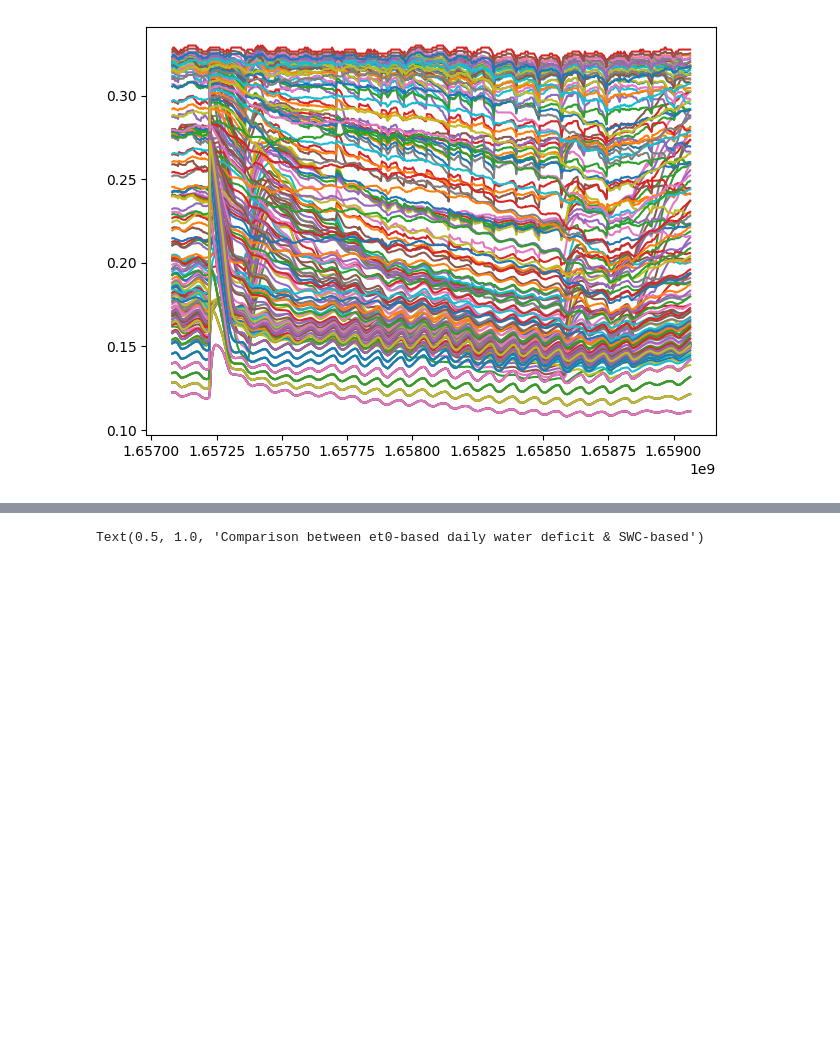
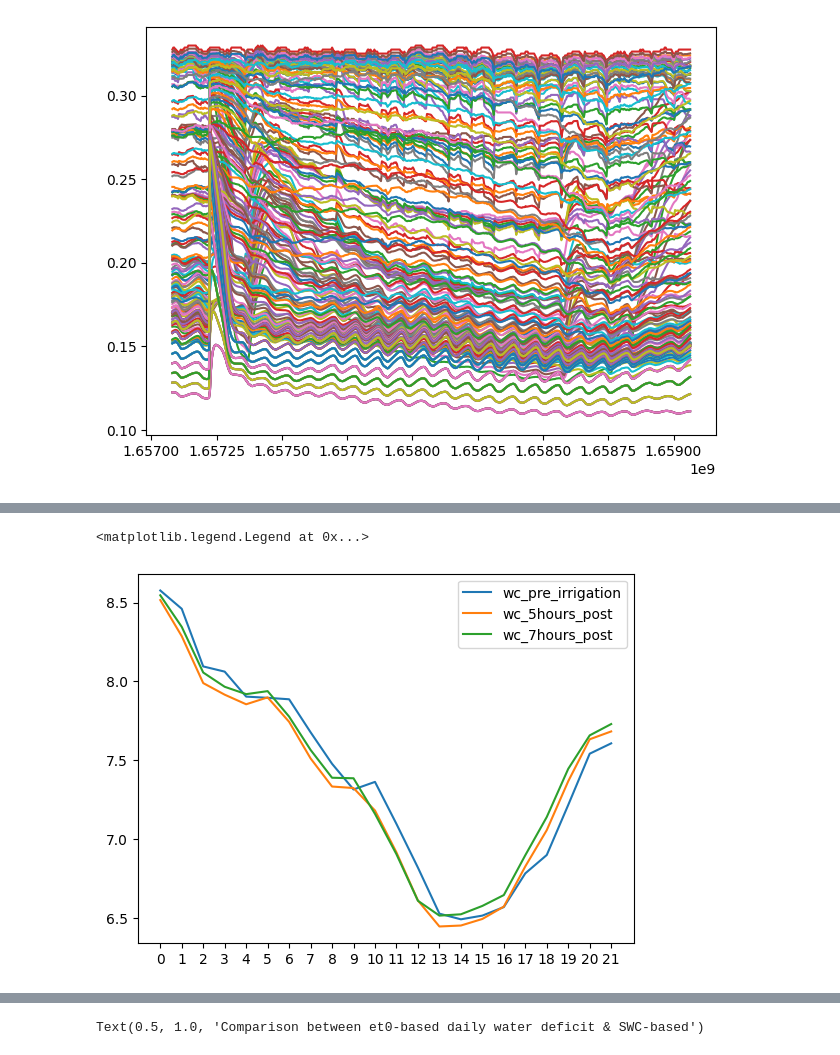
Before and after one commit to josephgiovanelli/et0_calculation, a Jupyter notebook: notebook.ipynb, the cells around one changed output, grey strips where cells are left out. Drawn from its saved outputs; the diff is of its cells as text; code cells hidden in the pictures; blank space fills up the shorter version.

```diff
--- a/notebook.ipynb
+++ b/notebook.ipynb
@@ -204,0 +260,11 @@ pre_irrigation_wc
+# %%
+plt.xticks(range(len(pre_irrigation_wc.index)))
+plt.plot(pre_irrigation_wc.index, pre_irrigation_wc['value'], label='wc_pre_irrigation')
+#plt.plot(post_irrigation_wc_after_two.index,post_irrigation_wc_after_two['value'],label='wc_2hours_post')
+plt.plot(post_irrigation_wc_after_five.index,post_irrigation_wc_after_five['value'],label='wc_5hours_post')
+plt.plot(post_irrigation_wc_after_seven.index,post_irrigation_wc_after_seven['value'],label='wc_7hours_post')
+
+plt.legend(loc='best')
+# %% [output]
+<matplotlib.legend.Legend at 0x...>
+[figure, added]
```
Also changed, not shown: parts of 6 cells of this notebook.
